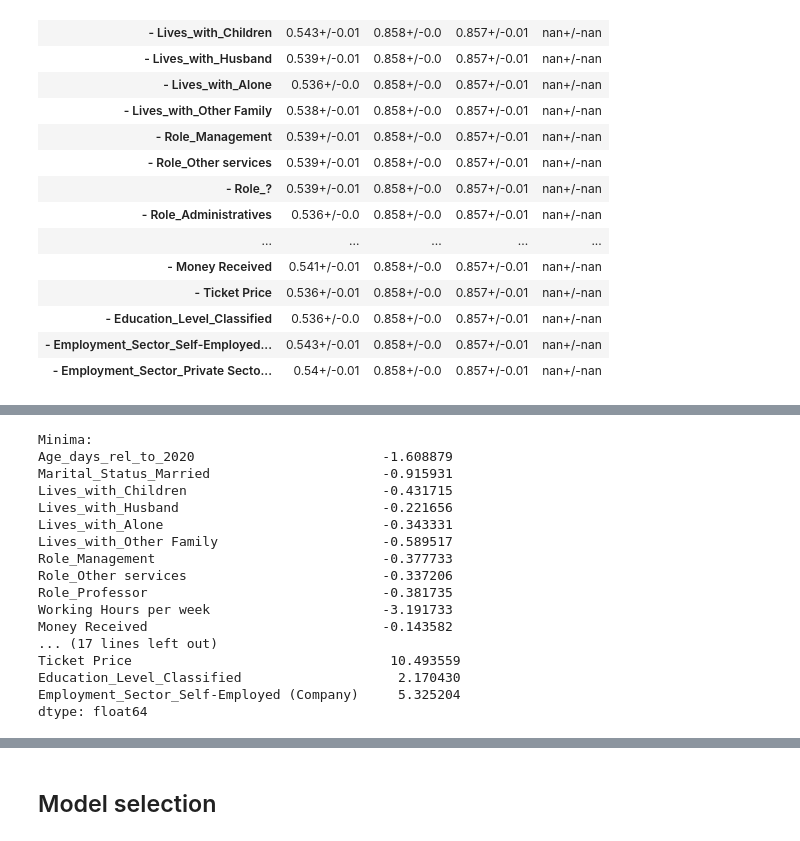
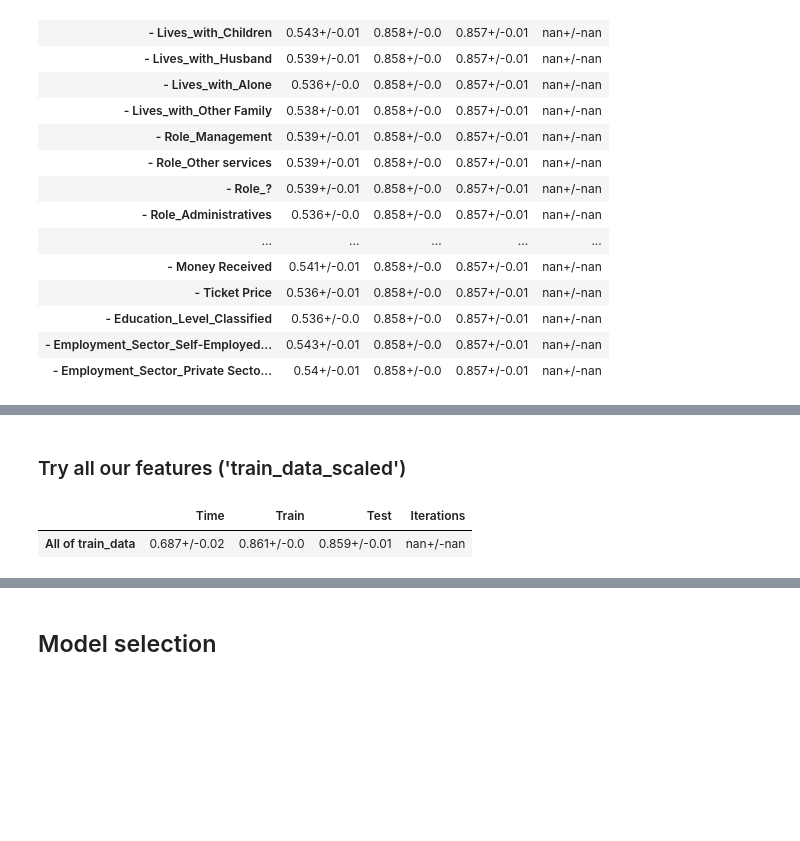
Before and after one commit to ph1001/Group-Project-Machine-Learning-Group-50, a Jupyter notebook: Notebooks/20201223_HV_PM.ipynb, the cells around one changed output, grey strips where cells are left out. Drawn from its saved outputs; the diff is of its cells as text; code cells hidden in the pictures; blank space fills up the shorter version.

```diff
--- a/Notebooks/20201223_HV_PM.ipynb
+++ b/Notebooks/20201223_HV_PM.ipynb
@@ -1880,25 +1808,11 @@ train_data_selected_scaled = pd.DataFrame(stdscaler.fit_transform(train_data_sel
-# %%
-# Check the result of the scaling
-print('Minima:')
-print(train_data_selected_scaled.min())
-print()
-print('Maxima:')
-print(train_data_selected_scaled.max())
-# %% [output]
-Minima:
-Age_days_rel_to_2020                        -1.608879
-Marital_Status_Married                      -0.915931
-Lives_with_Children                         -0.431715
-Lives_with_Husband                          -0.221656
-Lives_with_Alone                            -0.343331
-Lives_with_Other Family                     -0.589517
-Role_Management                             -0.377733
-Role_Other services                         -0.337206
-Role_Professor                              -0.381735
-Working Hours per week                      -3.191733
-Money Received                              -0.143582
-... (17 lines left out)
-Ticket Price                                 10.493559
-Education_Level_Classified                    2.170430
-Employment_Sector_Self-Employed (Company)     5.325204
-dtype: float64
+# %% [markdown]
+### Try all our features ('train_data_scaled')
+# %%
+X = train_data_scaled
+df = pd.DataFrame(columns = ['Time','Train','Test', 'Iterations'], index = ['All of train_data_scaled'])
+model = AdaBoostClassifier()
+results_ABC_all = show_results_intern(df, (model,False))
+results_ABC_all
+# %% [output]
+|  | Time | Train | Test | Iterations |
+| All of train_data | 0.687+/-0.02 | 0.861+/-0.0 | 0.859+/-0.01 | nan+/-nan |
```
Also changed, not shown: parts of 71 cells of this notebook, 7 other files.
